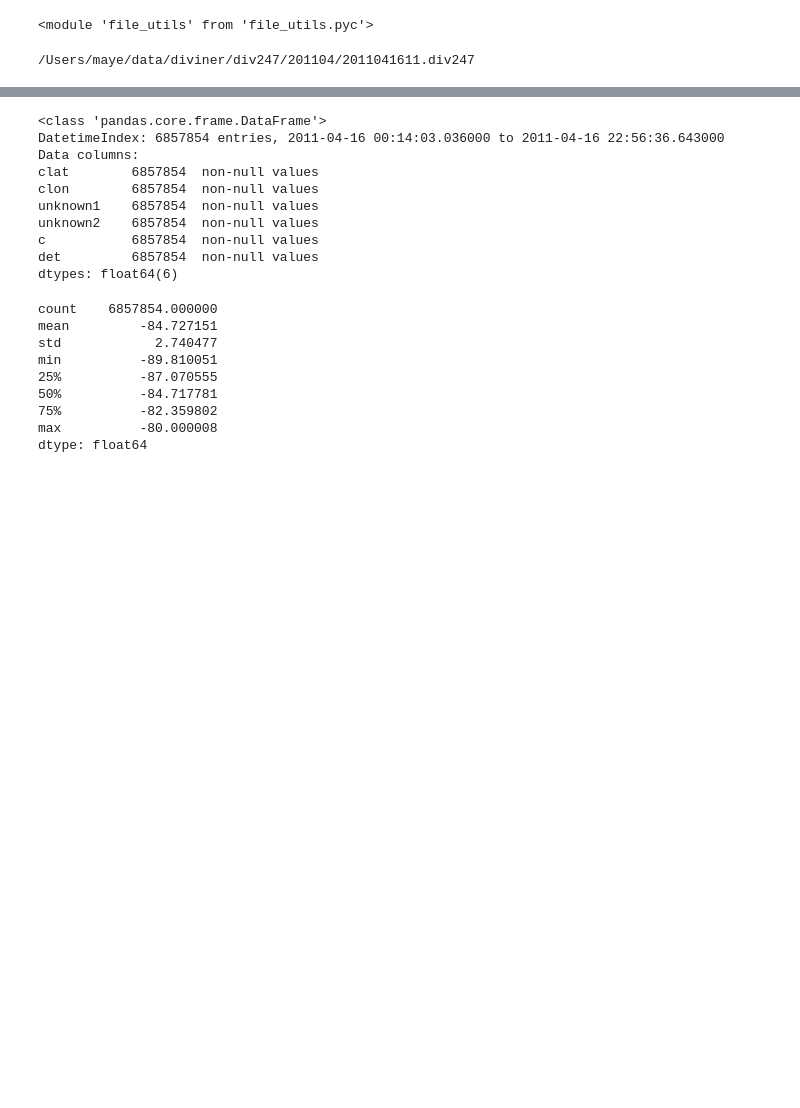
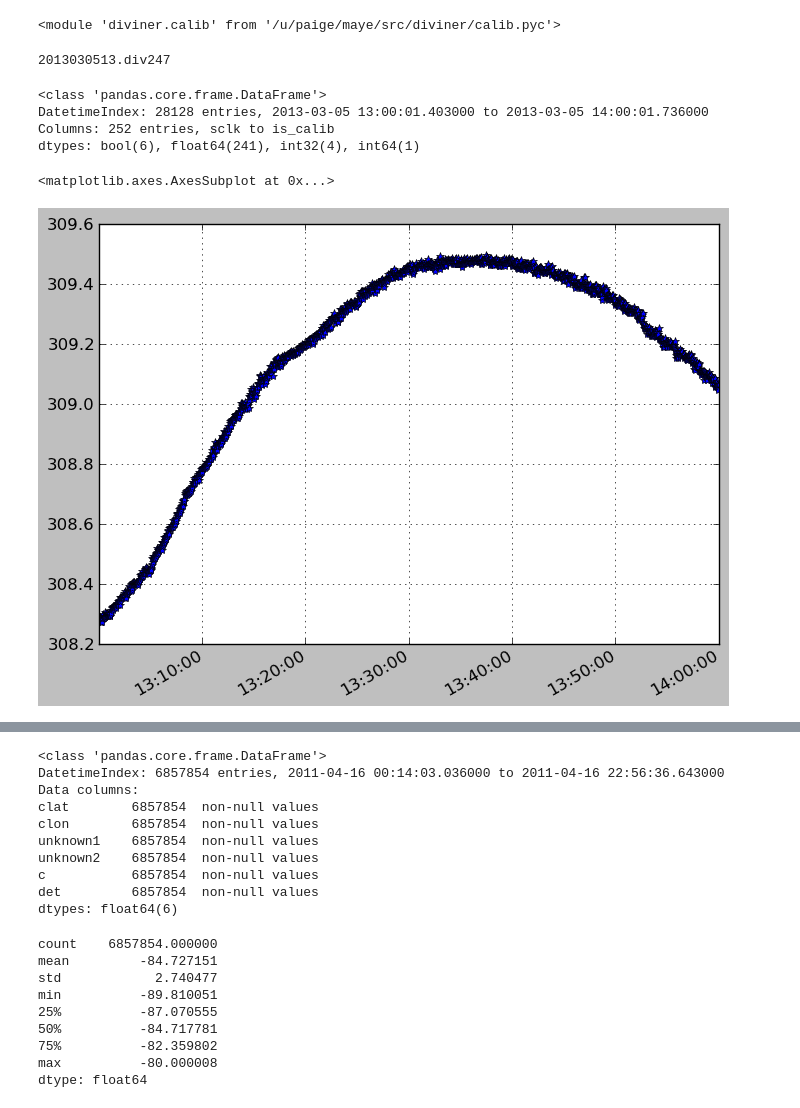
Before and after one commit to lro-diviner/divcalib, a Jupyter notebook: notebooks/DivCal offsets and gains.ipynb, the cells around one changed output, grey strips where cells are left out. Saved outputs shown, nothing was run; the diff lists cells and outputs as text; code cells hidden in the pictures; blank space fills up the shorter version.

```diff
--- a/notebooks/DivCal offsets and gains.ipynb
+++ b/notebooks/DivCal offsets and gains.ipynb
@@ -1,10 +1,9 @@
 # %%
 import pandas as pd
-import calib
-import file_utils as fu
+from diviner import calib
+from diviner import file_utils as fu
 reload(calib)
-rel
 # %% [output]
-<module 'file_utils' from 'file_utils.pyc'>
+<module 'diviner.calib' from '/u/paige/maye/src/diviner/calib.pyc'>
 # %%
-pump = fu.Div247DataPump('2011041611')
+pump = fu.Div247DataPump('2013030513')
@@ -13,5 +10,17 @@ dfgen = pump.get_one_hour()
+# %%
+df = pump.get_n_hours_from_t(1,0)
+# %% [output]
+2013030513.div247
 # %%
-df = dfgen.next()
+df
 # %% [output]
-/Users/maye/data/diviner/div247/201104/2011041611.div247
+<class 'pandas.core.frame.DataFrame'>
+DatetimeIndex: 28128 entries, 2013-03-05 13:00:01.403000 to 2013-03-05 14:00:01.736000
+Columns: 252 entries, sclk to is_calib
+dtypes: bool(6), float64(241), int32(4), int64(1)
+# %%
+df.fpa_temp.plot(style='*')
+# %% [output]
+<matplotlib.axes.AxesSubplot at 0x...>
+[figure, added]
 # %%
```
Also changed, not shown: parts of 3 cells of this notebook.
